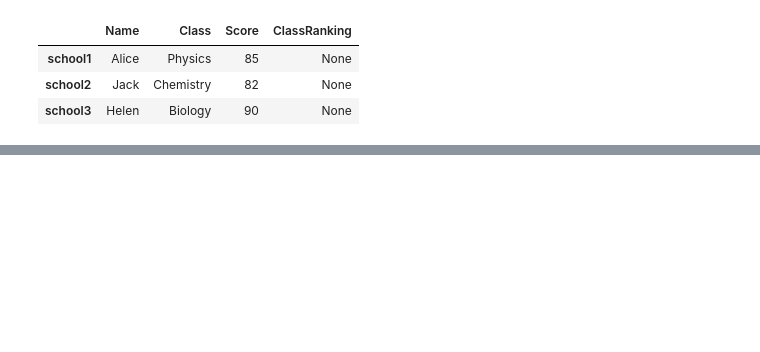
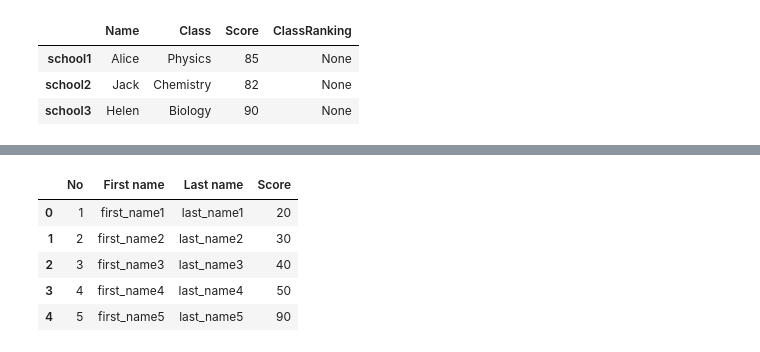
Before and after one commit to Maksym637/data-science-course, a Jupyter notebook: course1/pandasDataFrame.ipynb, the cells around one changed output, grey strips where cells are left out. Cells and saved outputs as stored; diff of their text form; code cells hidden in the pictures; blank space fills up the shorter version.

```diff
--- a/course1/pandasDataFrame.ipynb
+++ b/course1/pandasDataFrame.ipynb
@@ -158,0 +179,13 @@ df
+# %%
+# example 1
+
+df_csv = pd.read_csv('datasets/data.csv')
+
+df_csv.head()
+# %% [output]
+|  | No | First name | Last name | Score |
+| 0 | 1 | first_name1 | last_name1 | 20 |
+| 1 | 2 | first_name2 | last_name2 | 30 |
+| 2 | 3 | first_name3 | last_name3 | 40 |
+| 3 | 4 | first_name4 | last_name4 | 50 |
+| 4 | 5 | first_name5 | last_name5 | 90 |
```
Also changed, not shown: parts of 23 cells of this notebook, 1 other file.
